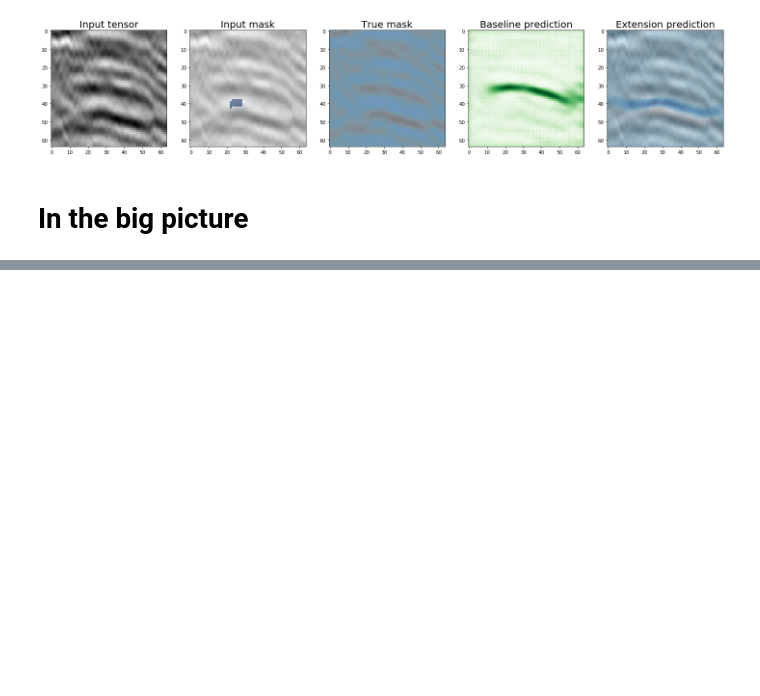
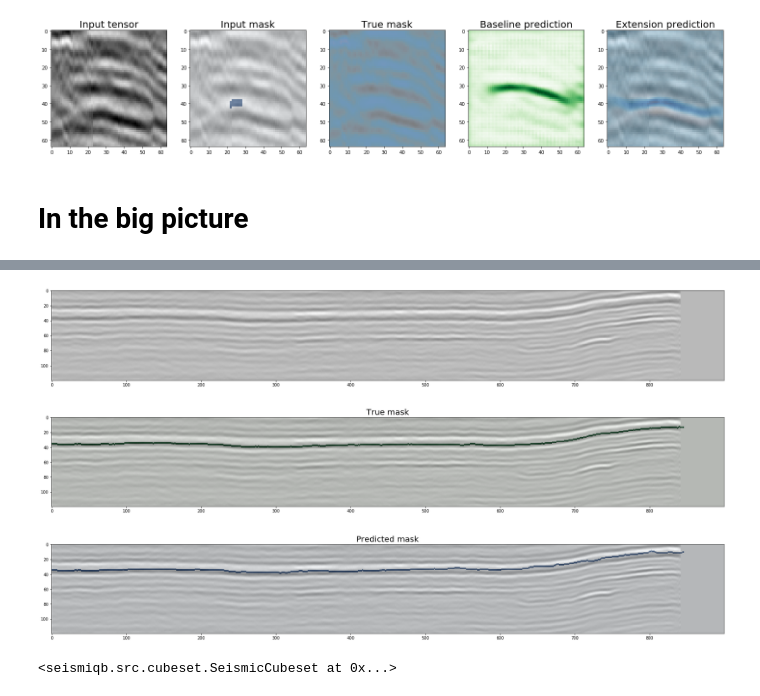
Before and after one commit to sadaqatali2027/seismiqb-1, a Jupyter notebook: models/Horizons_extension.ipynb, the cells around one changed output, grey strips where cells are left out. Saved outputs shown, nothing was run; the diff lists cells and outputs as text; code cells hidden in the pictures; blank space fills up the shorter version.

```diff
--- a/models/Horizons_extension.ipynb
+++ b/models/Horizons_extension.ipynb
@@ -401,0 +356,2 @@ Now we see 2 main issue to be solved:
+# %%
+p_start_ranges = [1709, 1710], [1253, None], [527, None]
@@ -401,0 +377,7 @@ Now we see 2 main issue to be solved:
+# %%
+show_saved_horizon(test_ds, p_start_ranges, None, btch=None, update_dict=False)
+# %% [output]
+[figure, added]
+[figure, added]
+[figure, added]
+<seismiqb.src.cubeset.SeismicCubeset at 0x...>
```
Also changed, not shown: parts of 22 cells of this notebook.
